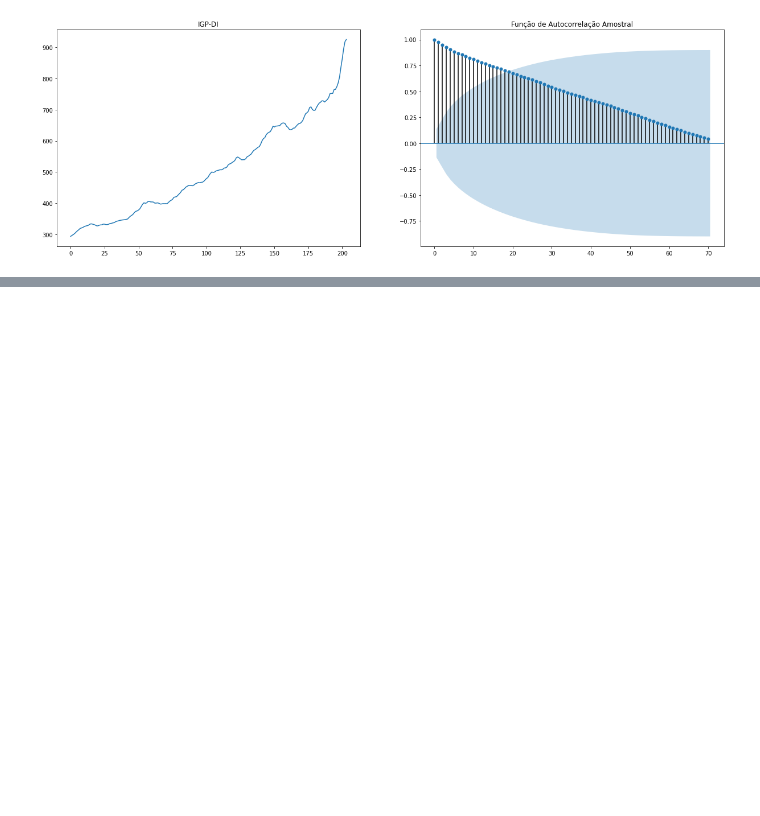
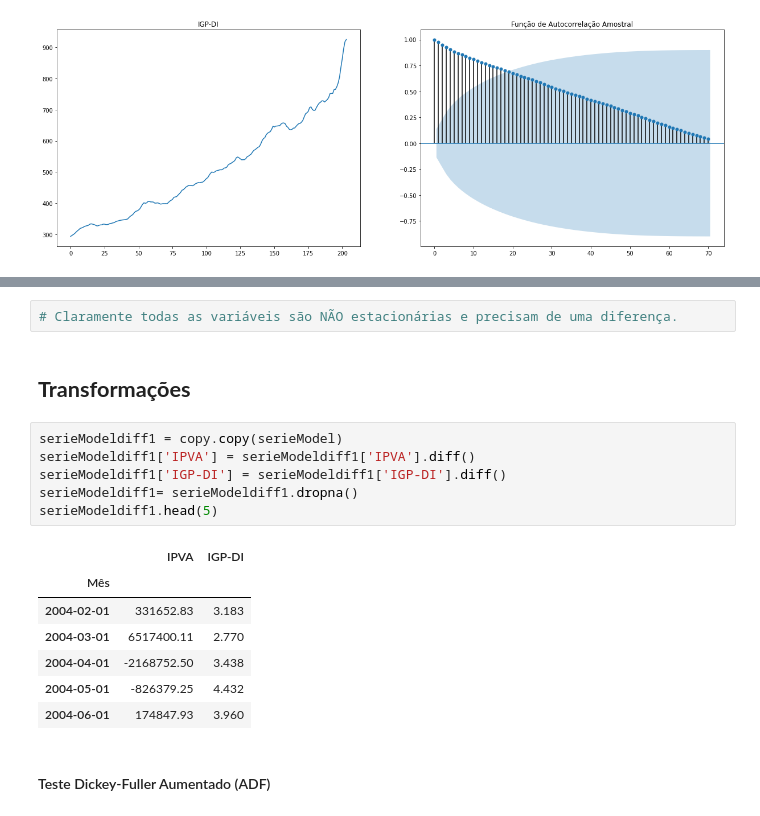
Before and after one commit to nicolycosta/Correlacao-e-regressao, a Jupyter notebook: VARMA.ipynb, the cells around one changed output, grey strips where cells are left out. Drawn from its saved outputs; the diff is of its cells as text; blank space fills up the shorter version.

```diff
--- a/VARMA.ipynb
+++ b/VARMA.ipynb
@@ -140,0 +175,20 @@ plt.show()
+# %%
+# Claramente todas as variáveis são NÃO estacionárias e precisam de uma diferença.
+# %% [markdown]
+## **Transformações**
+# %%
+serieModeldiff1 = copy.copy(serieModel)
+serieModeldiff1['IPVA'] = serieModeldiff1['IPVA'].diff()
+serieModeldiff1['IGP-DI'] = serieModeldiff1['IGP-DI'].diff()
+serieModeldiff1= serieModeldiff1.dropna()
+serieModeldiff1.head(5)
+# %% [output]
+|  | IPVA | IGP-DI |
+| Mês |  |  |
+| 2004-02-01 | 331652.83 | 3.183 |
+| 2004-03-01 | 6517400.11 | 2.770 |
+| 2004-04-01 | -2168752.50 | 3.438 |
+| 2004-05-01 | -826379.25 | 4.432 |
+| 2004-06-01 | 174847.93 | 3.960 |
+# %% [markdown]
+#### Teste Dickey-Fuller Aumentado (ADF)
```
Also changed, not shown: parts of 3 cells of this notebook.
